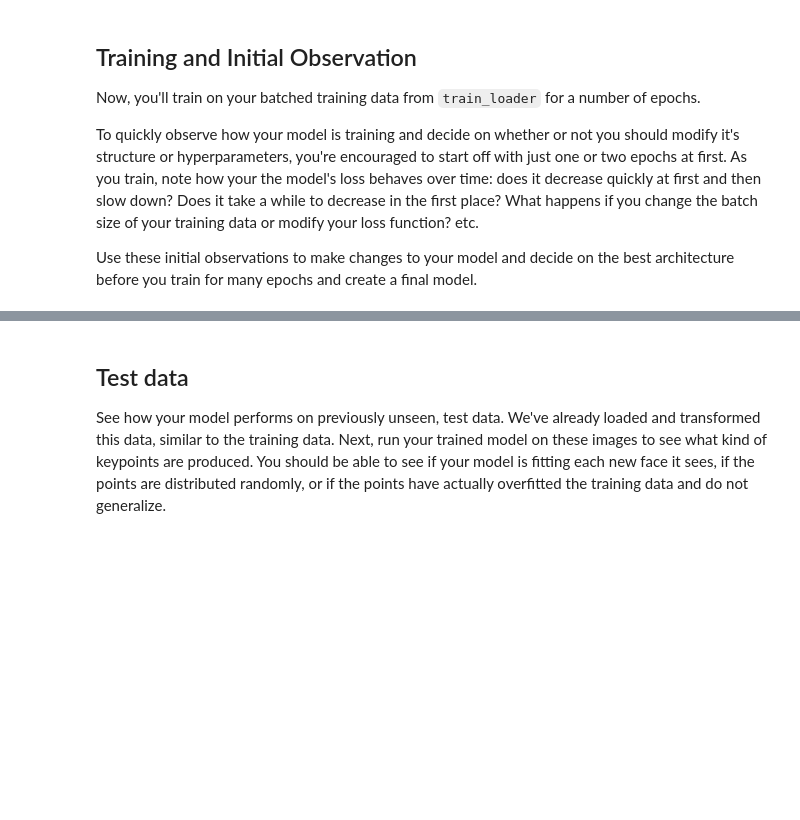
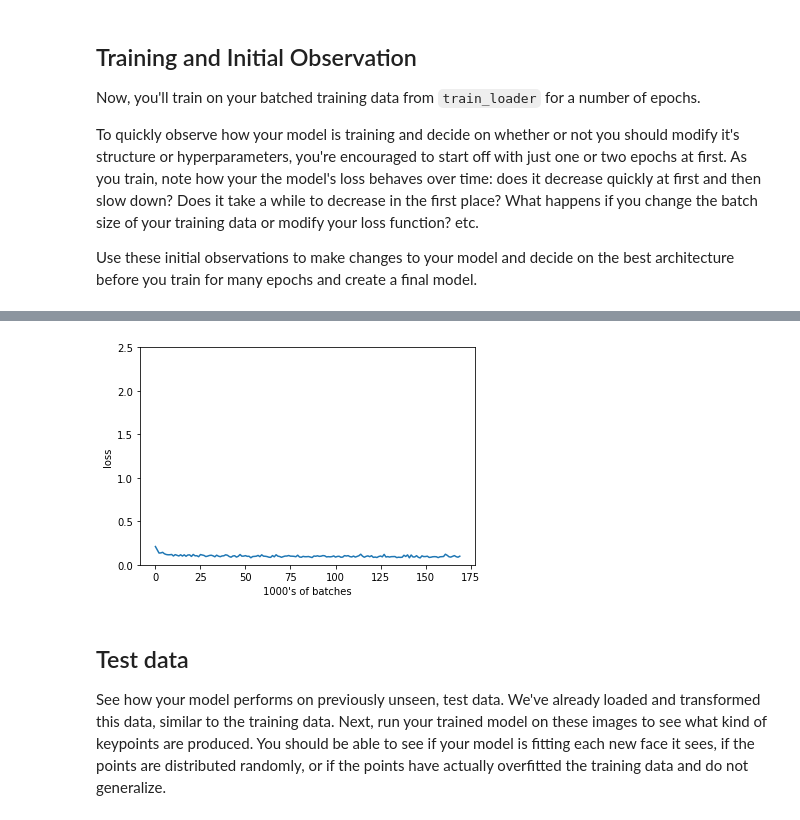
Before and after one commit to gustavojoseleite/P1_Facial_Keypoints, a Jupyter notebook: 2. Define the Network Architecture.ipynb, the cells around one changed output, grey strips where cells are left out. Saved outputs shown, nothing was run; the diff lists cells and outputs as text; code cells hidden in the pictures; blank space fills up the shorter version.

Commit message:
Changing model and training

```diff
--- a/2. Define the Network Architecture.ipynb
+++ b/2. Define the Network Architecture.ipynb
@@ -162,7 +163,7 @@ Decide on a good batch size for training your model. Try both small and large ba
 **Note for Windows users**: Please change the `num_workers` to 0 or you may face some issues with your DataLoader failing.
 # %%
 # load training data in batches
-batch_size = 10
+batch_size = 20
 
 train_loader = DataLoader(transformed_dataset,
                           batch_size=batch_size,
@@ -326,9 +328,10 @@ Next, you'll define how the model will train by deciding on the loss function an
 ## TODO: Define the loss and optimization
 import torch.optim as optim
 
-criterion = None
+#criterion = nn.MSELoss()
+criterion = torch.nn.SmoothL1Loss()
 
-optimizer = None
+optimizer = optim.Adam(net.parameters(), lr=0.0001)
 # %% [markdown]
 ## Training and Initial Observation
 
@@ -339,6 +342,8 @@ To quickly observe how your model is training and decide on whether or not you s
 Use these initial observations to make changes to your model and decide on the best architecture before you train for many epochs and create a final model.
 # %%
 def train_net(n_epochs):
+
+    loss_over_time = [] # to track the loss as the network trains
 
     # prepare the net for training
     net.train()
@@ -379,12 +384,14 @@ def train_net(n_epochs):
             # to convert loss into a scalar and add it to the running_loss, use .item()
             running_loss += loss.item()
             if batch_i % 10 == 9:    # print every 10 batches
-                print('Epoch: {}, Batch: {}, Avg. Loss: {}'.format(epoch + 1, batch_i+1, running_loss/1000))
+                print('Epoch: {}, Batch: {}, Avg. Loss: {}'.format(epoch + 1, batch_i+1, running_loss/10))
+                loss_over_time.append(running_loss/10)
                 running_loss = 0.0
 
     print('Finished Training')
+    return loss_over_time
 # %%
 # train your network
-n_epochs = 1 # start small, and increase when you've decided on your model structure and hyperparams
+n_epochs = 10 # start small, and increase when you've decided on your model structure and hyperparams
 
-train_net(n_epochs)
+training_loss = train_net(n_epochs)
@@ -391,3 +416,12 @@ train_net(n_epochs)
+# %%
+# visualize the loss as the network trained
+plt.plot(training_loss)
+plt.xlabel('1000\'s of batches')
+plt.ylabel('loss')
+plt.ylim(0, 2.5) # consistent scale
+plt.show()
+# %% [output]
+[figure, added]
 # %% [markdown]
 ## Test data
 
```
Also changed, not shown: parts of 13 cells of this notebook, 1 other file.
